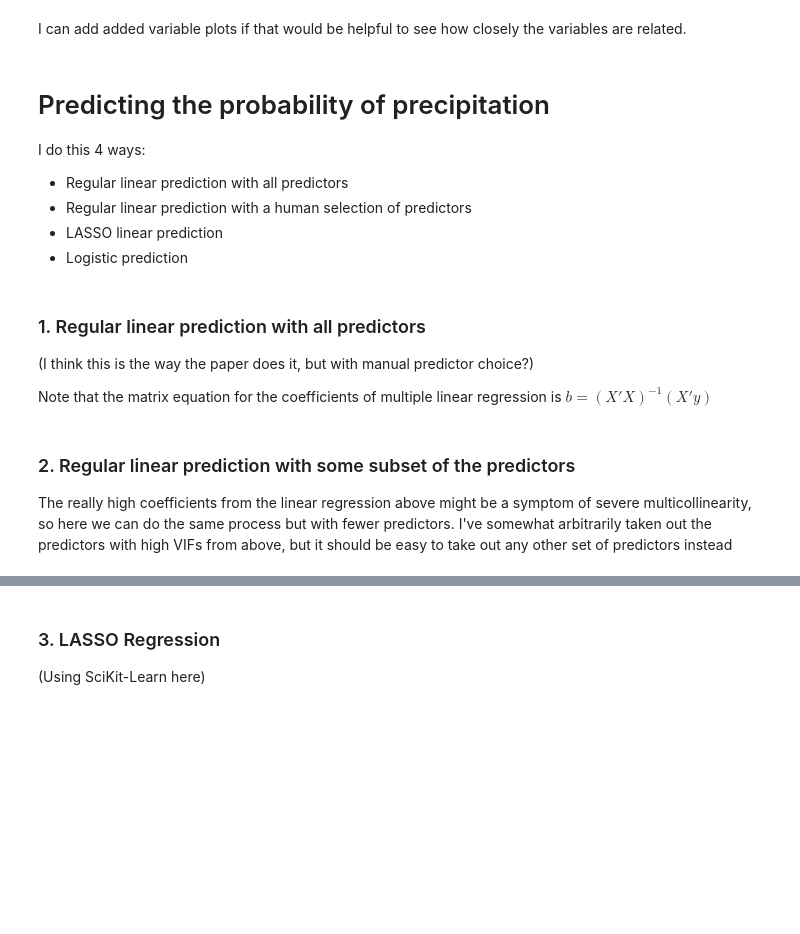
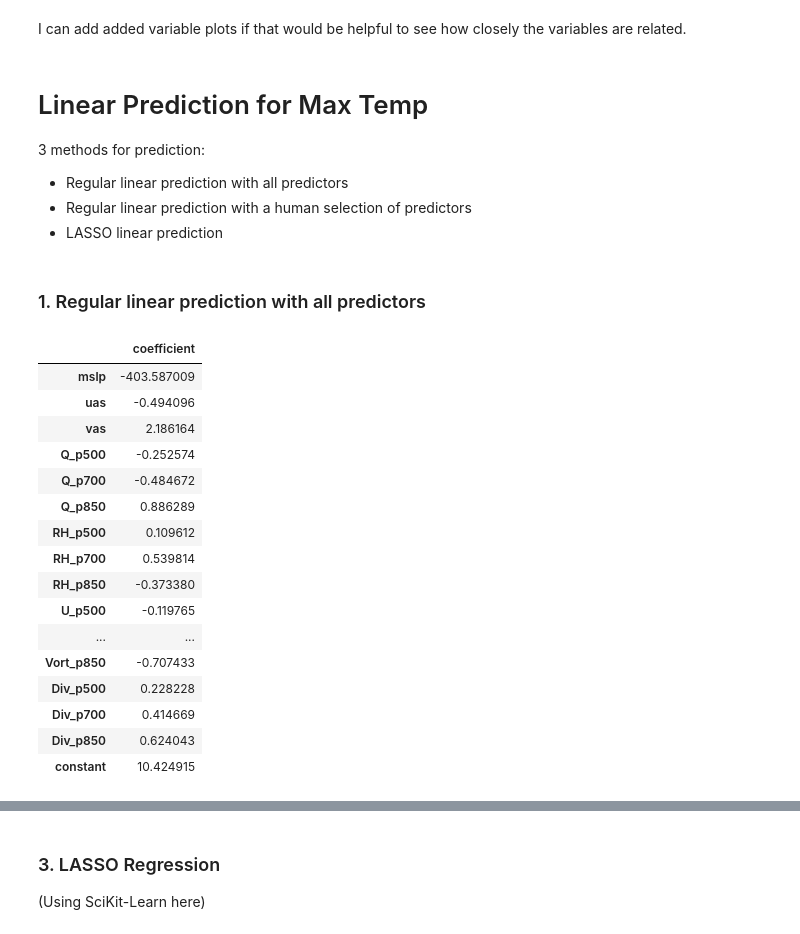
Before and after one commit to kwheelan/Linear_downscaling, a Jupyter notebook: Temp_Downscaling.ipynb, the cells around one changed output, grey strips where cells are left out. Saved outputs shown, nothing was run; the diff lists cells and outputs as text; code cells hidden in the pictures; blank space fills up the shorter version.

```diff
--- a/Temp_Downscaling.ipynb
+++ b/Temp_Downscaling.ipynb
@@ -176,41 +177,50 @@ Div_p850: 1.9619752607415133
 # %% [markdown]
 I can add added variable plots if that would be helpful to see how closely the variables are related.
 # %% [markdown]
-# Predicting the probability of precipitation
+# Linear Prediction for Max Temp
 
-I do this 4 ways:
+3 methods for prediction:
 - Regular linear prediction with all predictors
 - Regular linear prediction with a human selection of predictors
 - LASSO linear prediction
-- Logistic prediction
-# %% [markdown]
-### 1. Regular linear prediction with all predictors
-
-(I think this is the way the paper does it, but with manual predictor choice?)
-
-Note that the matrix equation for the coefficients of multiple linear regression is $b =(X'X)^{-1}(X'y)$
+# %% [markdown]
+### 1. Regular linear prediction with all predictors
 # %%
-y = Y_train.pr.values > 0 #obs values
+y = Y_train.tmax.values #obs values
 all_preds = [key for key in X_train.keys()] #the names of the predictors
 
 def fit_linear_model(X, y, keys=None):
     """Use linear algebra to compute the betas for a multiple linear regression.
        Input: X (predictors) and y (obs) as xarray objects
        Output: a pandas dataframe with the betas (estimated coefficients) for each predictor"""
     if not type(X) is np.matrixlib.defmatrix.matrix:
         keys = [key for key in X.keys()]
         X = np.matrix([X[key].values for key in keys]).transpose() #X matrix; rows are days, columns are variables
     XT = X.transpose() #X transpose
     betas = np.matmul(np.matmul(np.linalg.inv(np.matmul(XT,X)), XT), y)
     b = pd.DataFrame(index = range(1))
     for i in range(len(keys)):
         b[keys[i]] = betas[0,i] #assigning names to each coefficient
     return b
 
 betas_all_linear = fit_linear_model(X_train, y).rename(index = {0: 'coefficient'}).transpose() #calculate coefficients for training data
 # uncommnent the line below to print out all the coefficients
-#betas_all_linear
+betas_all_linear
+# %% [output]
+|  | coefficient |
+| mslp | -403.587009 |
+| uas | -0.494096 |
+| vas | 2.186164 |
+| Q_p500 | -0.252574 |
+| Q_p700 | -0.484672 |
+| Q_p850 | 0.886289 |
+| RH_p500 | 0.109612 |
+| RH_p700 | 0.539814 |
+| RH_p850 | -0.373380 |
+| U_p500 | -0.119765 |
+| ... | ... |
+| Vort_p850 | -0.707433 |
+| Div_p500 | 0.228228 |
+| Div_p700 | 0.414669 |
+| Div_p850 | 0.624043 |
+| constant | 10.424915 |
-# %% [markdown]
-### 2. Regular linear prediction with some subset of the predictors
-
-The really high coefficients from the linear regression above might be a symptom of severe multicollinearity, so here we can do the same process but with fewer predictors. I've somewhat arbitrarily taken out the predictors with high VIFs from above, but it should be easy to take out any other set of predictors instead
```
Also changed, not shown: parts of 27 cells of this notebook.
